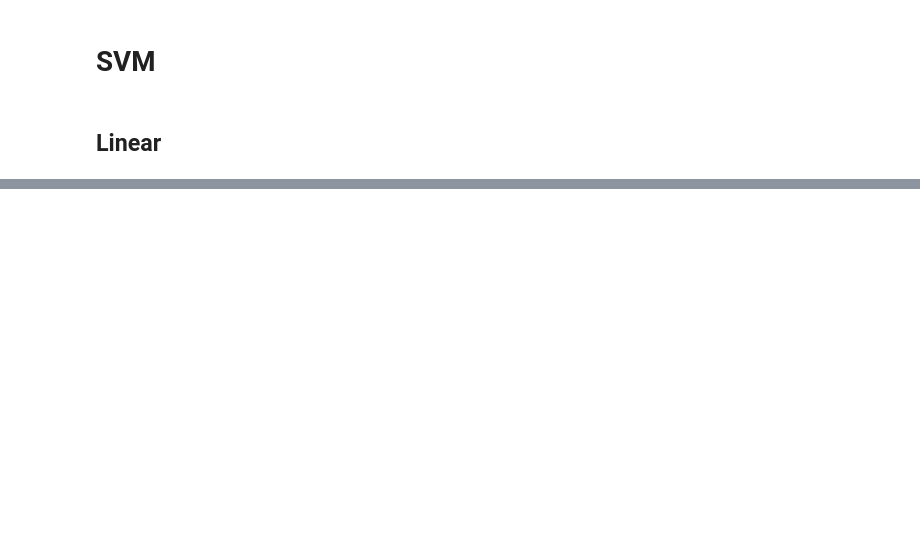
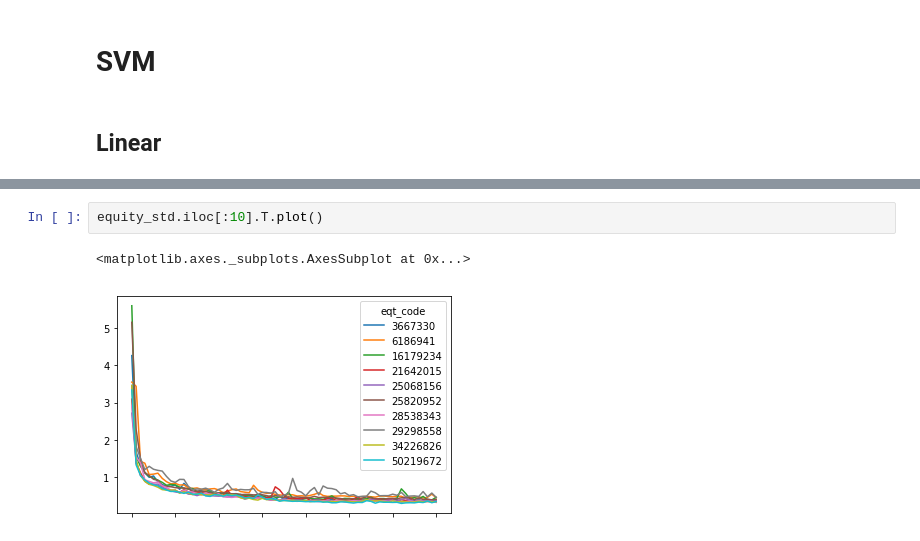
Before and after one commit to jeorme/rapportRCP209, a Jupyter notebook: vol_project.ipynb, the cells around one changed output, grey strips where cells are left out. Cells and saved outputs as stored; diff of their text form; blank space fills up the shorter version.

```diff
--- a/vol_project.ipynb
+++ b/vol_project.ipynb
@@ -210,0 +264,5 @@ we train
+# %%
+equity_std.iloc[:10].T.plot()
+# %% [output]
+<matplotlib.axes._subplots.AxesSubplot at 0x...>
+[figure, added]
```
Also changed, not shown: parts of 28 cells of this notebook.
